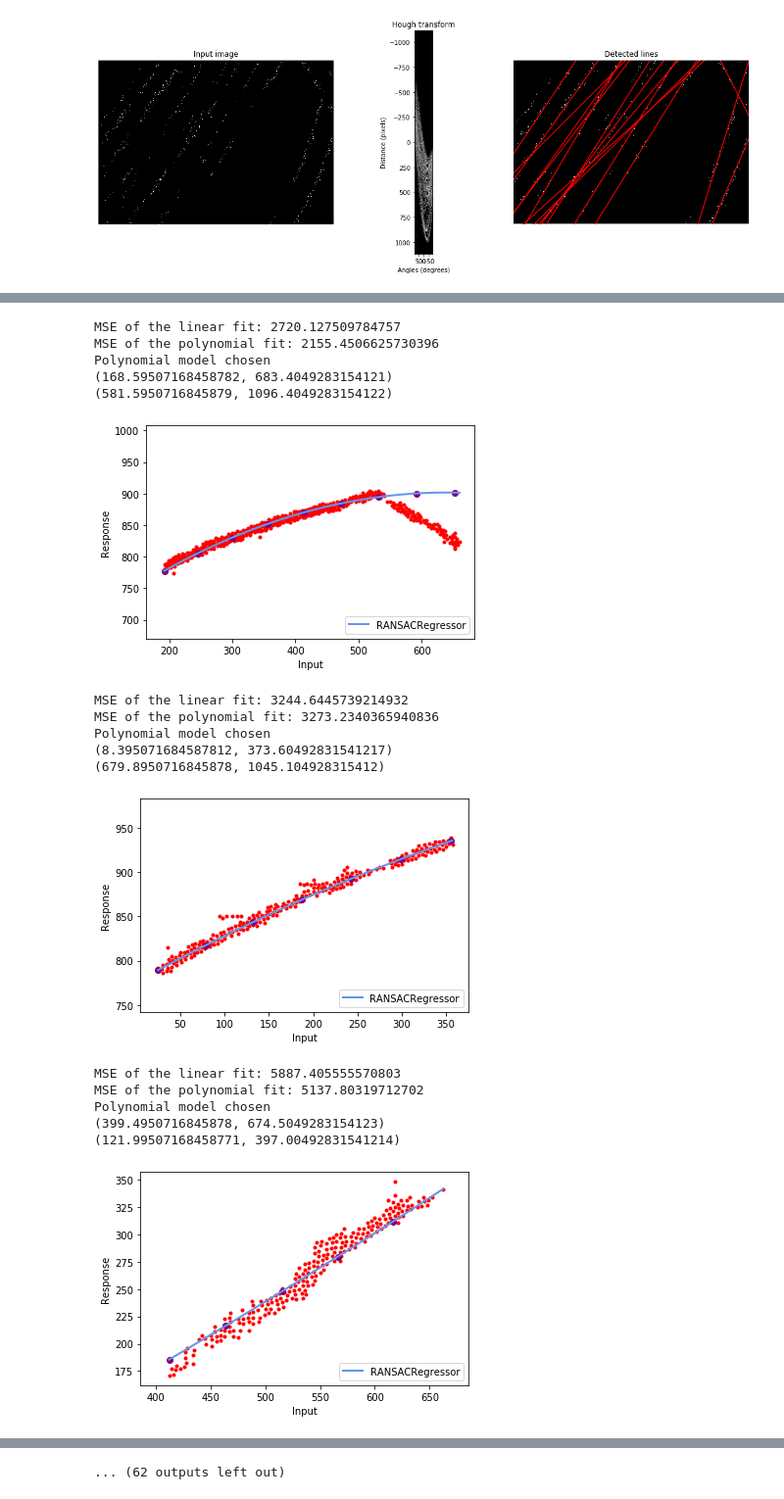
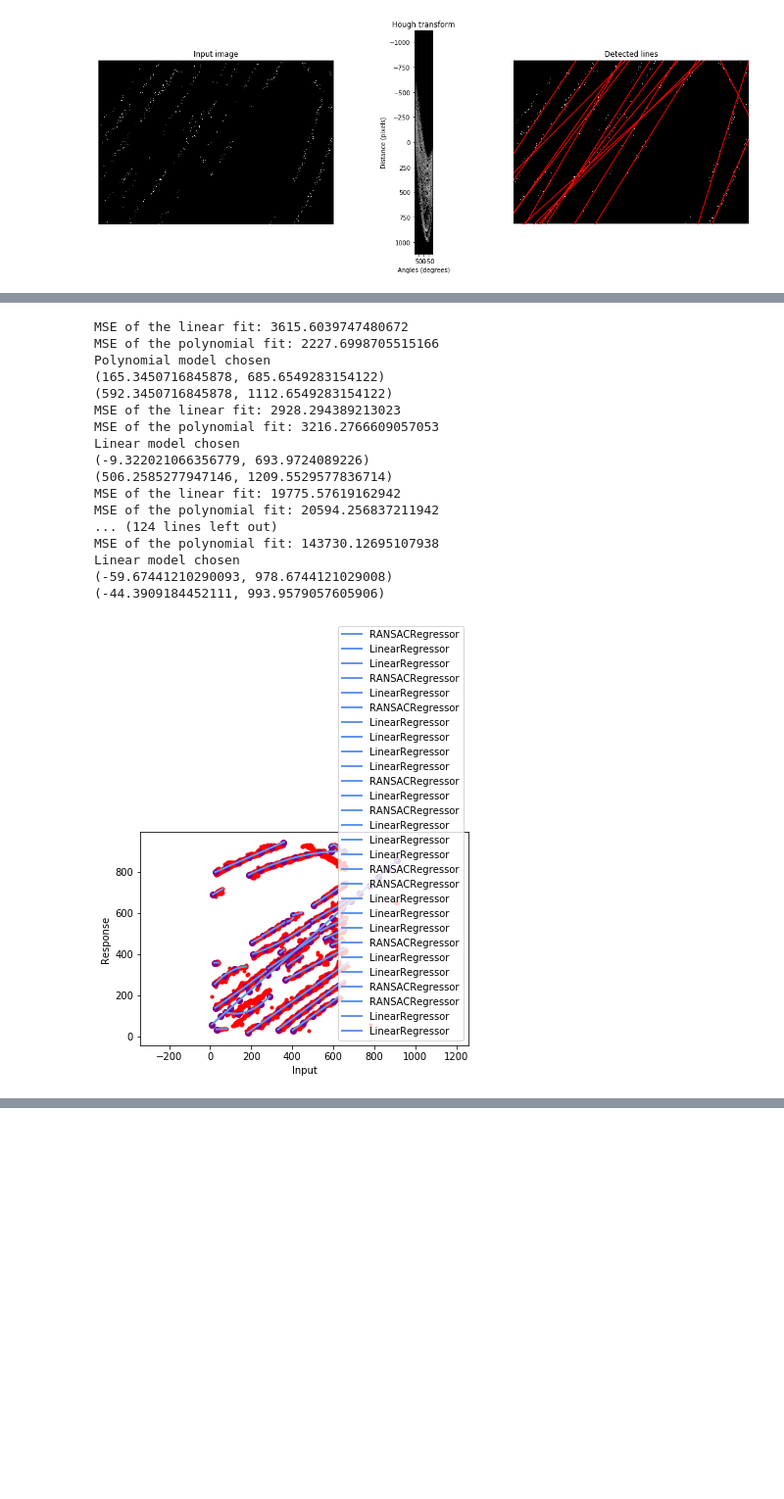
Before and after one commit to Zivvvo/S2020_filament_tracing, a Jupyter notebook: notebooks/Nearest_Neighbour_Interpolation.ipynb, the cells around one changed output, grey strips where cells are left out. Shown at 98% size. Drawn from its saved outputs; the diff is of its cells as text; code cells hidden in the pictures; blank space fills up the shorter version.

```diff
--- a/notebooks/Nearest_Neighbour_Interpolation.ipynb
+++ b/notebooks/Nearest_Neighbour_Interpolation.ipynb
@@ -254,37 +93,0 @@ Automatically created module for IPython interactive environment
-# %%
-import numpy as np
-import matplotlib.pyplot as plt
-from sklearn import neighbors
-
-np.random.seed(0)
-X = np.sort(5 * np.random.rand(40, 1), axis=0)
-print(X.shape)
-T = np.linspace(0, 5, 500)[:, np.newaxis]
-print(T.shape)
-y = np.sin(X).ravel()
-print(y.shape)
-
-# Add noise to targets
-y[::5] += 1 * (0.5 - np.random.rand(8))
-
-X=np.reshape(img[0], (-1,1))
-y=np.reshape(img[1], (-1,1))
-
-# #############################################################################
-# Fit regression model
-n_neighbors = 5
-
-for i, weights in enumerate(['uniform', 'distance']):
-    knn = neighbors.KNeighborsRegressor(n_neighbors, weights=weights)
-    y_ = knn.fit(X, y).predict(T)
-
-    plt.subplot(2, 1, i + 1)
-    plt.scatter(X, y, color='darkorange', label='data')
-    plt.plot(T, y_, color='navy', label='prediction')
-    plt.axis('tight')
-    plt.legend()
-    plt.title("KNeighborsRegressor (k = %i, weights = '%s')" % (n_neighbors,
-                                                                weights))
-
-plt.tight_layout()
-plt.show()
@@ -442,31 +171,32 @@ Text(0.5, 1.0, 'Estimated number of clusters: 36')
 # %%
 from utils import ransac_fit
 
 for cluster in list_of_clusters:
-    poly_o = ransac_fit.polyfit(cluster, 2, 1, disable_linear = True, directory_mode=False)
+    poly_o = ransac_fit.polyfit(cluster, 2, 1, disable_linear = False, directory_mode=False)
     arclength_o = ransac_fit.arclength(poly_o)
     x = ransac_fit.spacing(arclength_o, 60.218)
 
     y = poly_o["model"].predict(x)
 
-    plt.scatter(x, y, color="purple")
-    plt.show()
+    fig1 = plt.figure(1)
+    ax1 = fig1.gca()
+    ax1.scatter(x, y, color="purple")
 # %% [output]
-MSE of the linear fit: 2720.127509784757
-MSE of the polynomial fit: 2155.4506625730396
+MSE of the linear fit: 3615.6039747480672
+MSE of the polynomial fit: 2227.6998705515166
 Polynomial model chosen
-(168.59507168458782, 683.4049283154121)
-(581.5950716845879, 1096.4049283154122)
+(165.3450716845878, 685.6549283154122)
+(592.3450716845878, 1112.6549283154122)
+MSE of the linear fit: 2928.294389213023
+MSE of the polynomial fit: 3216.2766609057053
+Linear model chosen
+(-9.322021066356779, 693.9724089226)
+(506.2585277947146, 1209.5529577836714)
+MSE of the linear fit: 19775.57619162942
+MSE of the polynomial fit: 20594.256837211942
+... (124 lines left out)
+MSE of the polynomial fit: 143730.12695107938
+Linear model chosen
+(-59.67441210290093, 978.6744121029008)
+(-44.3909184452111, 993.9579057605906)
-[figure, old version]
+[figure, new version]
-MSE of the linear fit: 3244.6445739214932
-MSE of the polynomial fit: 3273.2340365940836
-Polynomial model chosen
-(8.395071684587812, 373.60492831541217)
-(679.8950716845878, 1045.104928315412)
-[figure, removed]
-MSE of the linear fit: 5887.405555570803
-MSE of the polynomial fit: 5137.80319712702
-Polynomial model chosen
-(399.4950716845878, 674.5049283154123)
-(121.99507168458771, 397.00492831541214)
-[figure, removed]
@@ -491 +202,0 @@ Polynomial model chosen
-... (62 outputs left out)
```
Also changed, not shown: parts of 17 cells of this notebook, 2 other files.
